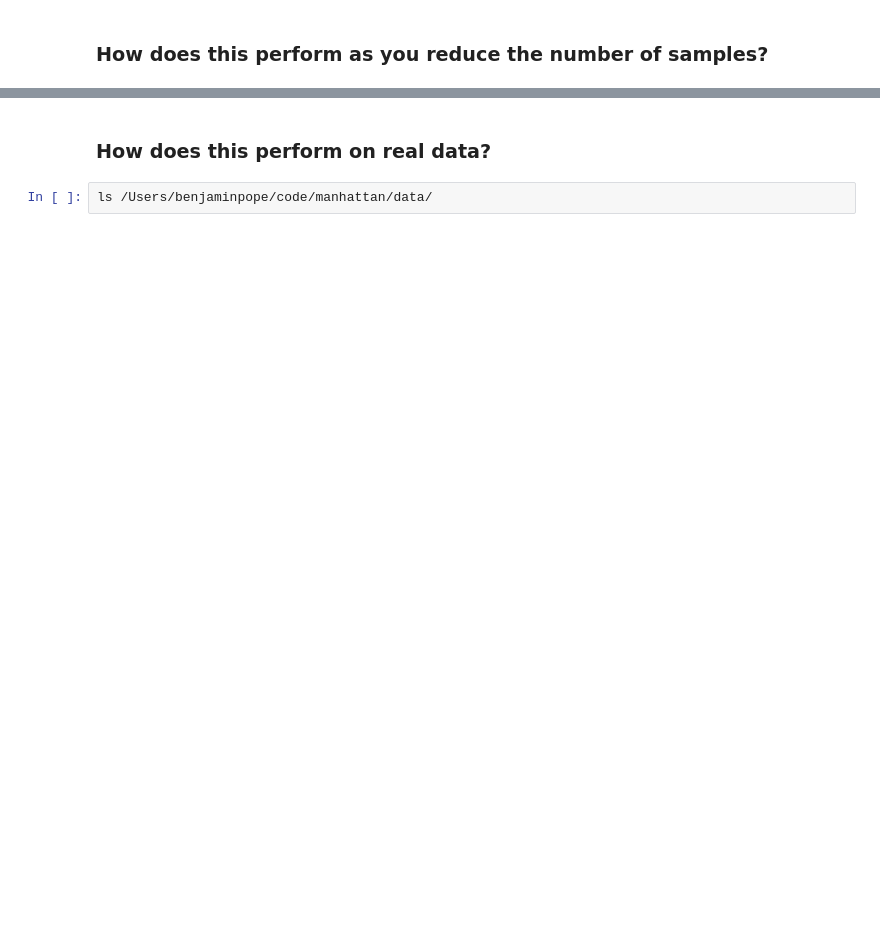
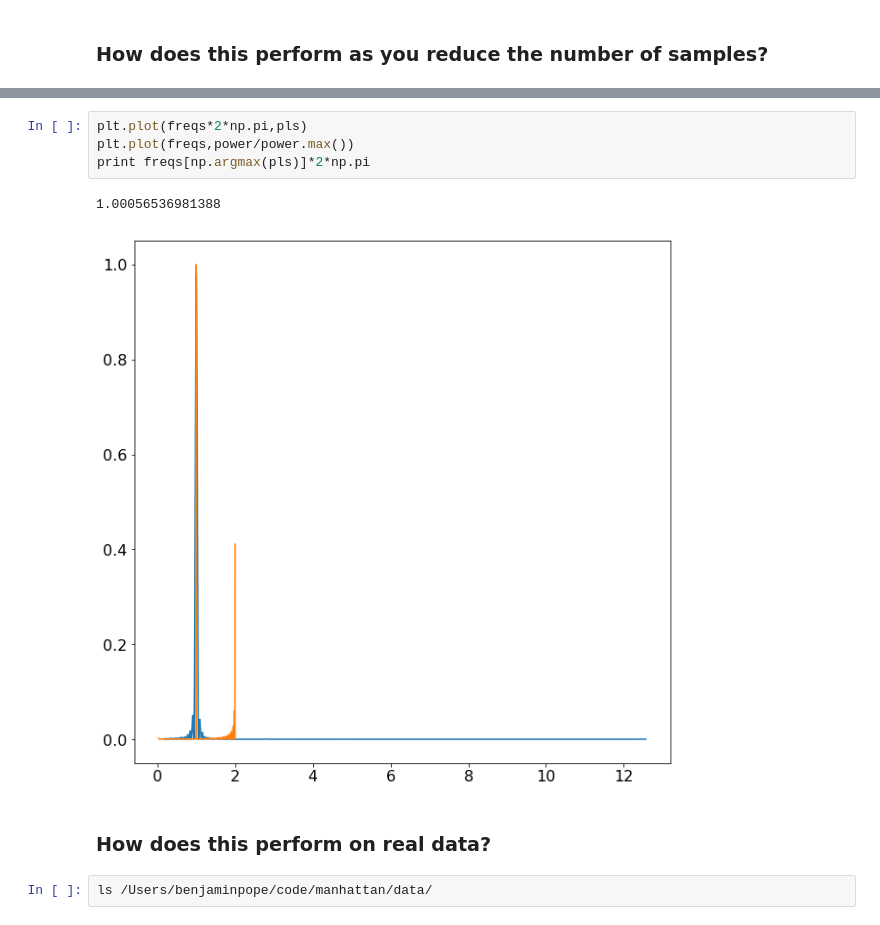
Before and after one commit to benjaminpope/manhattan, a Jupyter notebook: notebooks/basis_pursuit.ipynb, the cells around one changed output, grey strips where cells are left out. Cells and saved outputs as stored; diff of their text form; blank space fills up the shorter version.

```diff
--- a/notebooks/basis_pursuit.ipynb
+++ b/notebooks/basis_pursuit.ipynb
@@ -153,3 +192,10 @@ Text(0.5,1.01,u"You don't need many samples and you can recover the frequency to
+# %%
+plt.plot(freqs*2*np.pi,pls)
+plt.plot(freqs,power/power.max())
+print freqs[np.argmax(pls)]*2*np.pi
+# %% [output]
+1.00056536981388
+[figure, added]
 # %% [markdown]
 ### How does this perform on real data?
 # %%
```
Also changed, not shown: parts of 26 cells of this notebook.
